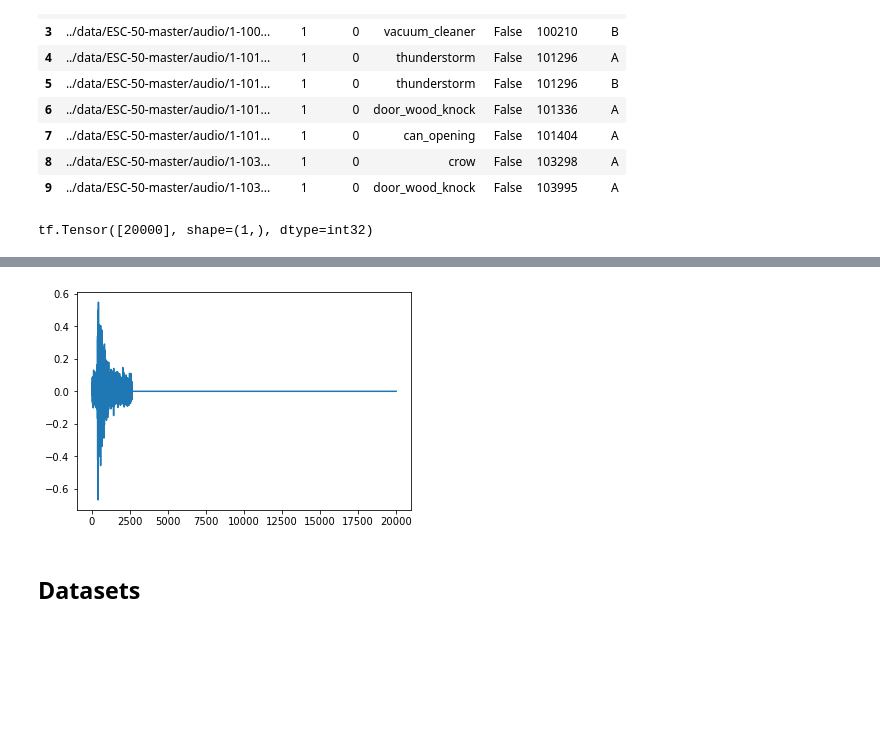
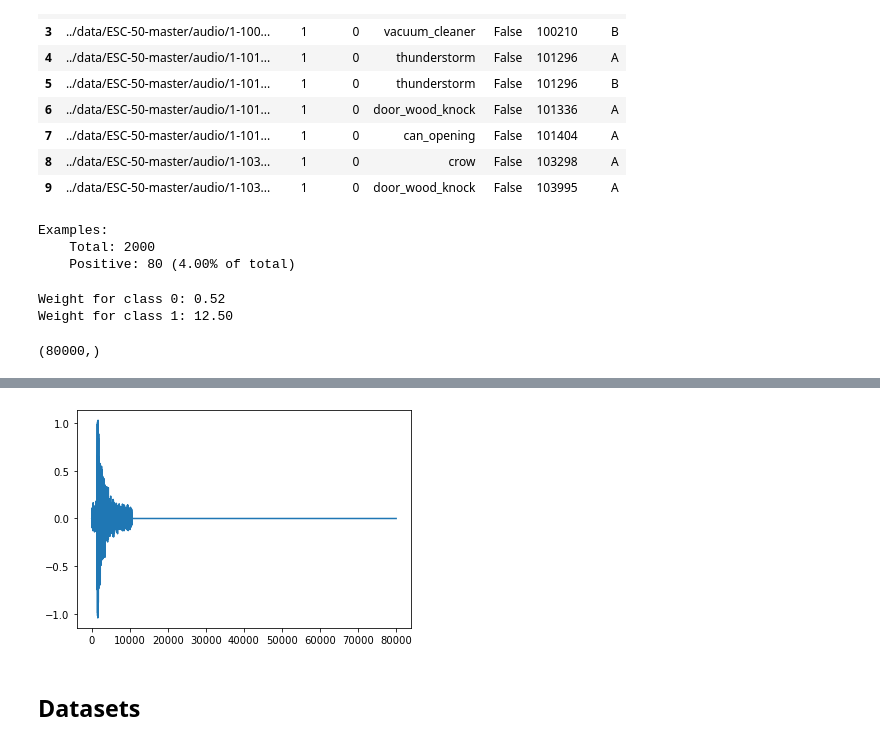
Before and after one commit to davifcs/acoustic_alert_detector, a Jupyter notebook: exploratory/acoustic_alert_detector.ipynb, the cells around one changed output, grey strips where cells are left out. Cells and saved outputs as stored; diff of their text form; code cells hidden in the pictures; blank space fills up the shorter version.

Commit message:
Added complete training and testing routines

```diff
--- a/exploratory/acoustic_alert_detector.ipynb
+++ b/exploratory/acoustic_alert_detector.ipynb
@@ -25,7 +32,7 @@ df.head()
 | 3 | 1-100210-B-36.wav | 1 | 36 | vacuum_cleaner | False | 100210 | B |
 | 4 | 1-101296-A-19.wav | 1 | 19 | thunderstorm | False | 101296 | A |
 # %%
-map_class_to_id = {'car_horn':1, 'siren':2}
+map_class_to_id = {'car_horn':1, 'siren':1}
 
 class_id = df['category'].apply(lambda name: map_class_to_id[name] if name in map_class_to_id.keys() else 0)
 df = df.assign(target=class_id)
@@ -46,6 +53,29 @@ df.head(10)
 | 7 | ../data/ESC-50-master/audio/1-101... | 1 | 0 | can_opening | False | 101404 | A |
 | 8 | ../data/ESC-50-master/audio/1-103... | 1 | 0 | crow | False | 103298 | A |
 | 9 | ../data/ESC-50-master/audio/1-103... | 1 | 0 | door_wood_knock | False | 103995 | A |
+# %%
+neg, pos = np.bincount(df['target'])
+total = neg + pos
+print('Examples:\n    Total: {}\n    Positive: {} ({:.2f}% of total)\n'.format(total, pos, 100 * pos / total))
+# %% [output]
+Examples:
+    Total: 2000
+    Positive: 80 (4.00% of total)
+# %%
+total = len(df)
+positive = len(df[df['target']==1])
+negative = total - positive
+
+weight_for_0 = (1 / negative) * (total / 2.0)
+weight_for_1 = (1 / positive) * (total / 2.0)
+
+class_weight = {0: weight_for_0, 1: weight_for_1}
+
+print('Weight for class 0: {:.2f}'.format(weight_for_0))
+print('Weight for class 1: {:.2f}'.format(weight_for_1))
+# %% [output]
+Weight for class 0: 0.52
+Weight for class 1: 12.50
 # %%
 def load_wav_16k_mono(filename):
     """ Load a WAV file, convert it to a float tensor, resample to 16 kHz single-channel audio. """
@@ -53,20 +83,21 @@ def load_wav_16k_mono(filename):
     wav, sample_rate = tf.audio.decode_wav(file_contents, desired_channels=1)
     wav = tf.squeeze(wav, axis=-1)
     sample_rate = tf.cast(sample_rate, dtype=tf.int64)
-    wav = tfio.audio.resample(wav, rate_in=sample_rate, rate_out=4000)
-    print(tf.shape(wav))
+    wav = tfio.audio.resample(wav, rate_in=sample_rate, rate_out=16000)
+    wav = tf.expand_dims(wav, axis=1)
+#     wav = wav[:8000]
     return wav
 # %%
-testing_wav_data = load_wav_16k_mono(df[df['target']==1].iloc[0,0])
+testing_wav_data = tf.squeeze(load_wav_16k_mono(df[df['target']==1].iloc[0,0]), axis=1)
+print(testing_wav_data.shape)
 
 _ = plt.plot(testing_wav_data)
 
-# Play the audio file.
-display.Audio(testing_wav_data,rate=4000)
+display.Audio(testing_wav_data,rate=16000)
 # %% [output]
-tf.Tensor([20000], shape=(1,), dtype=int32)
+(80000,)
 [interactive output not drawn]
-[figure, old version]
+[figure, new version]
 # %% [markdown]
 ## Datasets
 # %%
```
Also changed, not shown: parts of 18 cells of this notebook.
